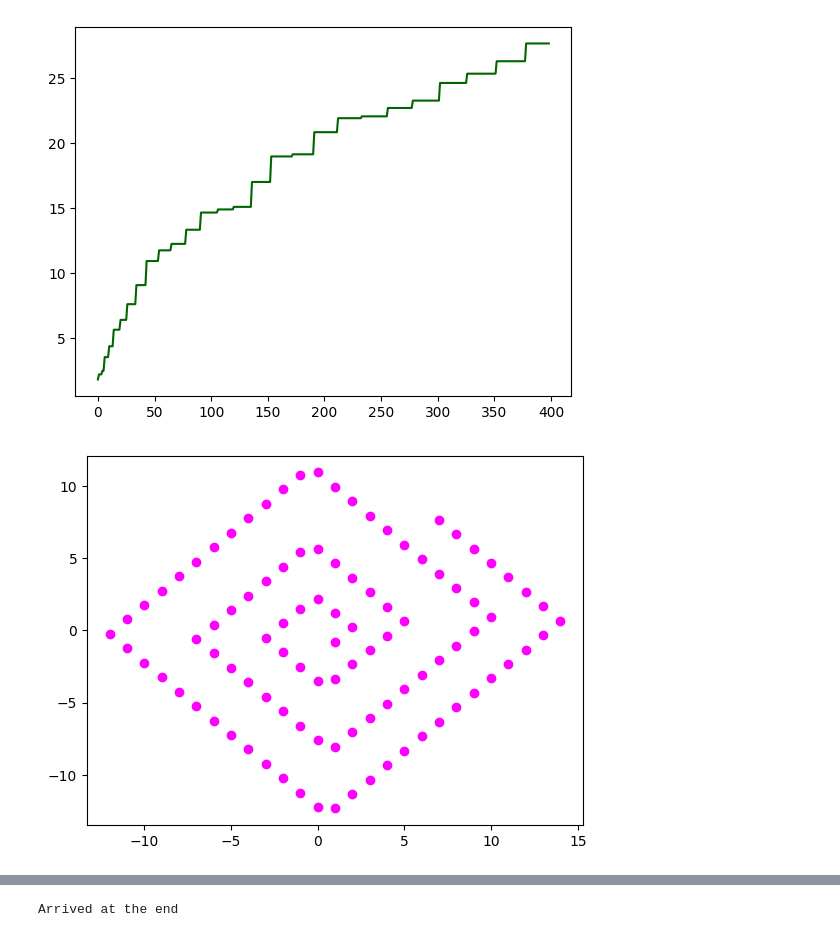
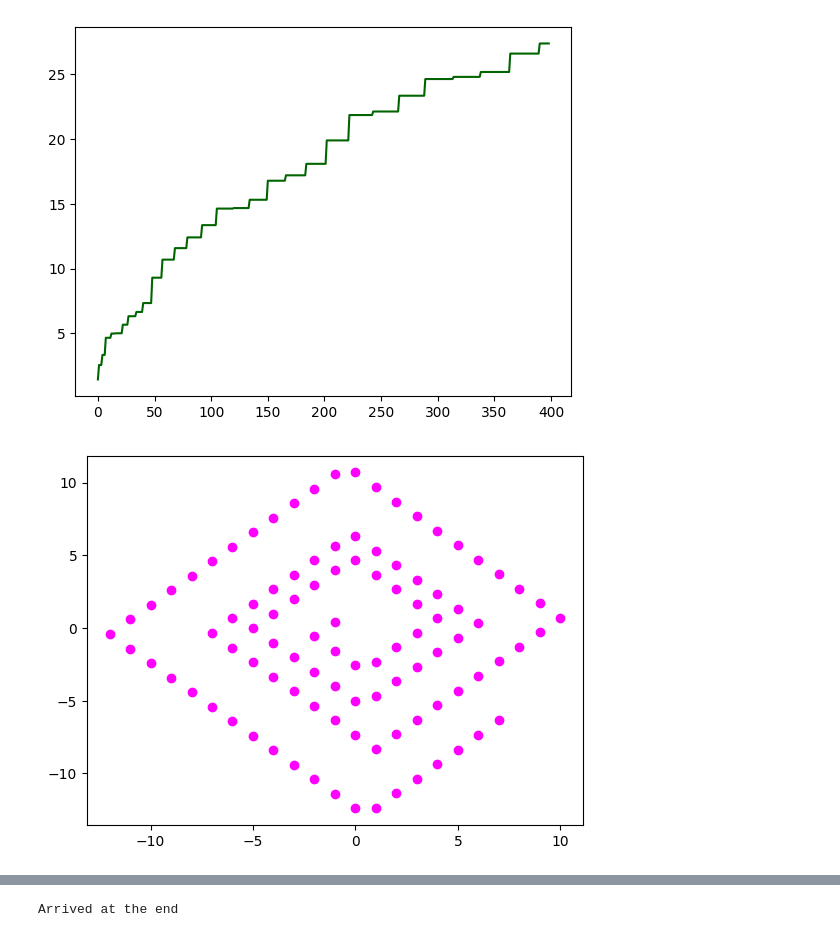
Before and after one commit to domnica/Fictitious-play-in-cake-cutting, a Jupyter notebook: sim_fictitious_play.ipynb, the cells around one changed output, grey strips where cells are left out. Saved outputs shown, nothing was run; the diff lists cells and outputs as text; code cells hidden in the pictures.

```diff
--- a/sim_fictitious_play.ipynb
+++ b/sim_fictitious_play.ipynb
@@ -10,7 +10,7 @@ Bob = 1
 
 T = 400 # time horizon
 
-m = 800 # number of atoms arranged in a line
+m = 30 # number of atoms arranged in a line
 
 Left = 0
 Right = 1
@@ -269,2 +269,2 @@ Displaying the players' cumulative utilities next, together with some other rele
-[figure, old version]
+[figure, new version]
-[figure, old version]
+[figure, new version]
```
Also changed, not shown: parts of 1 cell of this notebook.
